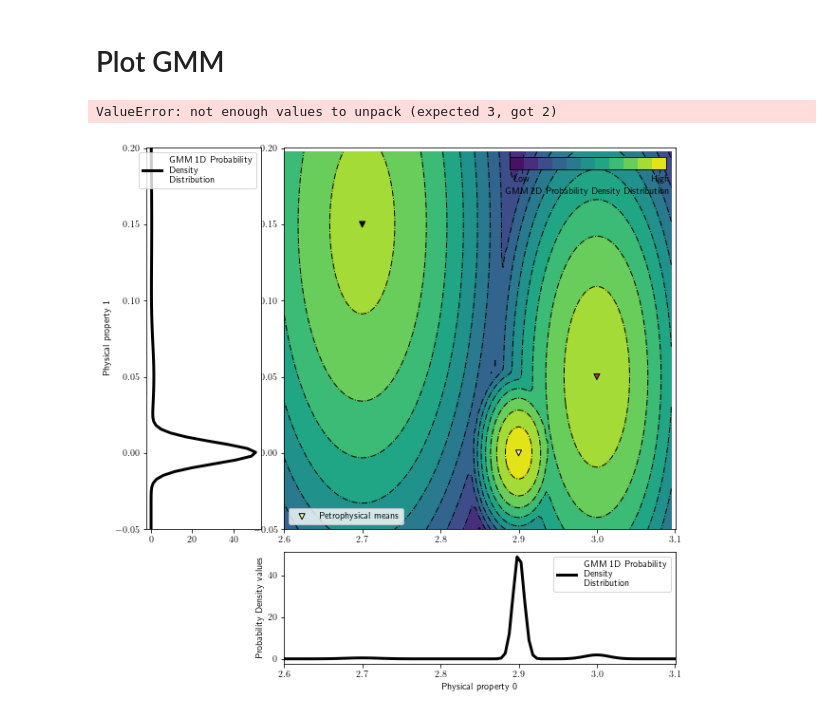
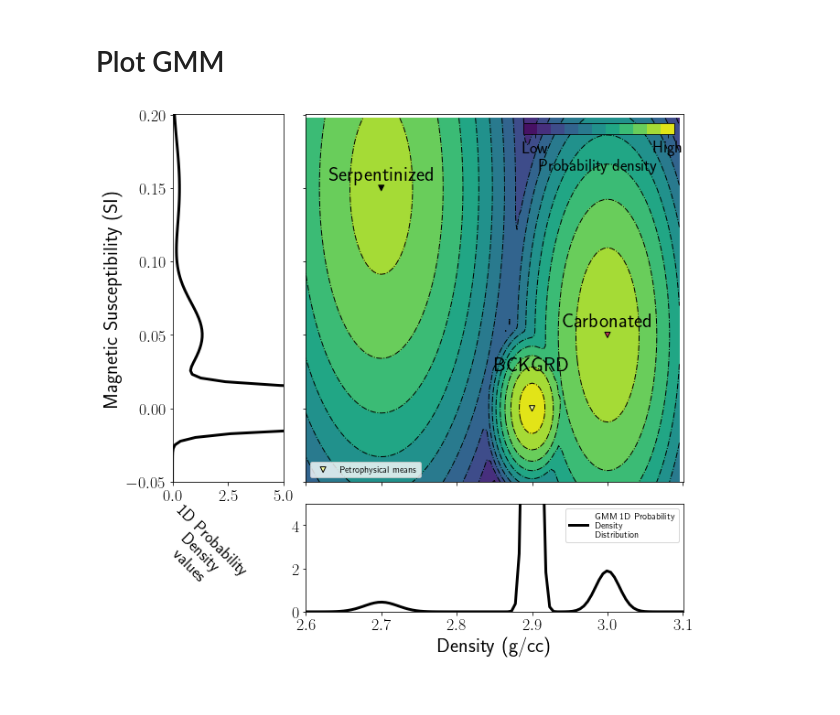
Before and after one commit to simpeg-research/Fast-Times-2021-Carbon-Mineralization, a Jupyter notebook: 3_blocks_model/Final_Visualization/MakeFigures-3blocks.ipynb, the cells around one changed output. Cells and saved outputs as stored; diff of their text form; code cells hidden in the pictures.

```diff
--- a/3_blocks_model/Final_Visualization/MakeFigures-3blocks.ipynb
+++ b/3_blocks_model/Final_Visualization/MakeFigures-3blocks.ipynb
@@ -285,11 +285,11 @@ True mass: Serpentinized: 94500.00 t; Carbonated 45000.00 t
 # %% [markdown]
 # SETUP
 # %%
-titlesize = 28 * 1.5
-labelsize = 24 * 1.5
-ticksize = 20 * 1.5
+titlesize = 28 * 2
+labelsize = 24 * 2
+ticksize = 20 * 2
 
-fig = plt.figure(figsize=(3*11,3*9))
+fig = plt.figure(figsize=(4*11,4*9))
 ax0 = plt.subplot2grid((25,35),(0, 0),colspan=19,rowspan=17)
 ax1 = plt.subplot2grid((25,35),(17, 0),colspan=19,rowspan=8)
 ax2 = plt.subplot2grid((25,35),(0, 19),colspan=1,rowspan=19)
@@ -323,7 +323,7 @@ ax[0].text(-15000,16200,'Plan map',fontdict={'fontsize':ticksize})
 ax[1].text(-15000,200,'EW section',fontdict={'fontsize':ticksize})
 
 ax[0].text(
-    7000,-15500,
+    6500,-15500,
     "True volumes:\n- Serpentinized: {:.0f} km$^3$\n- Carbonated: {:.0f} km$^3$".format(
         1e-9 * volume_estimate_pgi(geology_model)[1],
         1e-9 * volume_estimate_pgi(geology_model)[0]
@@ -1070,34 +1399,34 @@ fig.savefig('joint-PGI.png', dpi=150,bbox_inches='tight', pad_inches=0.1)
 # %%
 fig = plt.figure(figsize=(10, 10))
 ax0 = plt.subplot2grid((4, 4), (3, 1), colspan=3)
 ax1 = plt.subplot2grid((4, 4), (0, 1), colspan=3, rowspan=3)
 ax2 = plt.subplot2grid((4, 4), (0, 0), rowspan=3)# Plot GMM
-[ax0,ax1,ax2] = gmm_joint.plot_pdf(ax=[ax0,ax1,ax2],flag2d=True, padding=0.334)
-
+[ax0,ax1,ax2], cb2d = gmm_joint.plot_pdf(ax=[ax0,ax1,ax2],flag2d=True, padding=0.334)
+cb2d.set_label('Probability density',fontsize=ticksize)
+cb2d.ax.tick_params(labelsize=ticksize)
 # all panels
 for axx in [ax0,ax1,ax2]:
     axx.tick_params(labelsize=ticksize)
 
 # details of 2D panel
 ax1.text(2.7,0.155, 'Serpentinized', fontsize=labelsize, ha='center')
 ax1.text(3.0,0.055, 'Carbonated', fontsize=labelsize, ha='center')
 ax1.text(2.9, 0.025, 'BCKGRD', fontsize=labelsize, ha='center')#, color='white')
 ax1.set_xticklabels([])
 ax1.set_yticklabels([])
 
 ax0.set_ylim([0,5])
 ax0.set_xlabel('Density (g/cc)', fontsize=labelsize)
 ax0.set_ylabel('')
 
 ax2.set_xlim([0,5])
 ax2.set_xlabel('1D Probability\nDensity\nvalues',fontsize=18,
                rotation=-45, labelpad=0,x=0.25)
 ax2.set_ylabel('Magnetic Susceptibility (SI)', fontsize=labelsize)
 ax2.get_legend().remove()
 
 plt.show()
 # %% [output]
-ValueError: not enough values to unpack (expected 3, got 2)
-[figure, old version]
+[figure, new version]
 # %%
 fig.savefig('synthetic-GMM.png', dpi=150,bbox_inches='tight', pad_inches=0.1)
```
Also changed, not shown: parts of 7 cells of this notebook, 3 other files.
